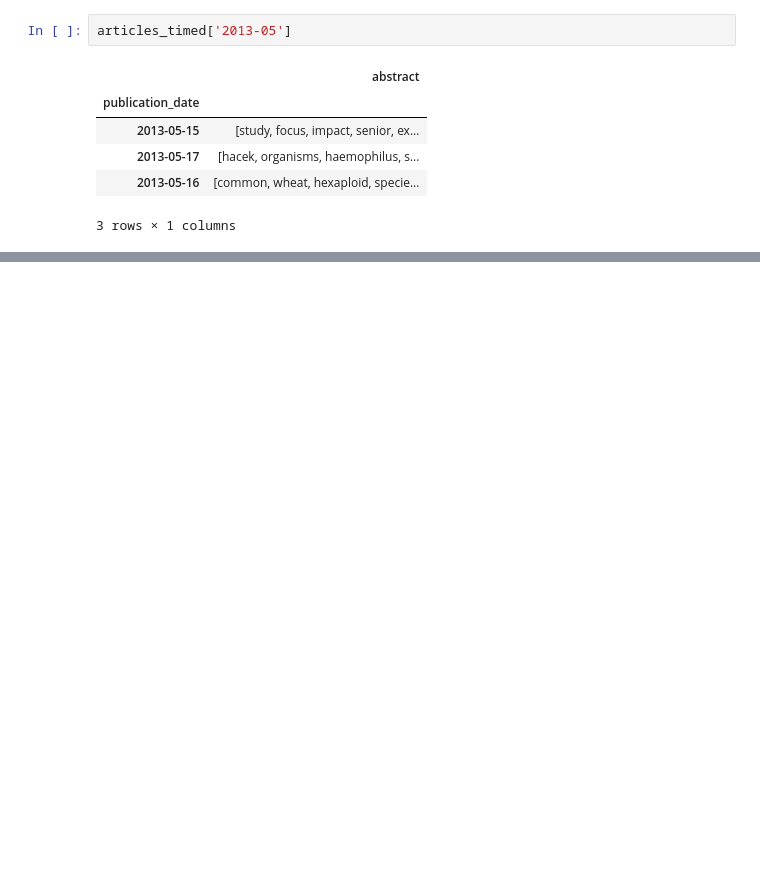
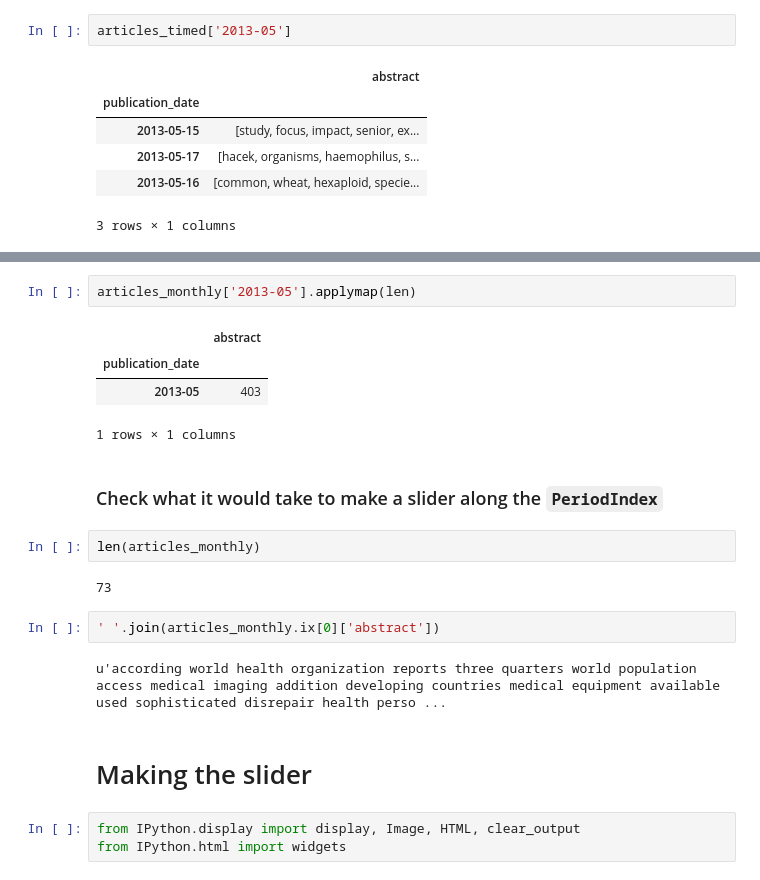
Before and after one commit to cmgerber/PLOS_Cloud_Explorer, a Jupyter notebook: ipython_notebooks/time_slider_attempt.ipynb, the cells around one changed output, grey strips where cells are left out. Cells and saved outputs as stored; diff of their text form; blank space fills up the shorter version.

Commit message:
made prototype time slider

```diff
--- a/ipython_notebooks/time_slider_attempt.ipynb
+++ b/ipython_notebooks/time_slider_attempt.ipynb
@@ -198,0 +121,22 @@ Period('2013-05', 'M')
+# %%
+articles_monthly['2013-05'].applymap(len)
+# %% [output]
+|  | abstract |
+| publication_date |  |
+| 2013-05 | 403 |
+1 rows × 1 columns
+# %% [markdown]
+### Check what it would take to make a slider along the `PeriodIndex`
+# %%
+len(articles_monthly)
+# %% [output]
+73
+# %%
+' '.join(articles_monthly.ix[0]['abstract'])
+# %% [output]
+u'according world health organization reports three quarters world population access medical imaging addition developing countries medical equipment available used sophisticated disrepair health perso ...
+# %% [markdown]
+# Making the slider
+# %%
+from IPython.display import display, Image, HTML, clear_output
+from IPython.html import widgets
```
Also changed, not shown: parts of 22 cells of this notebook.
